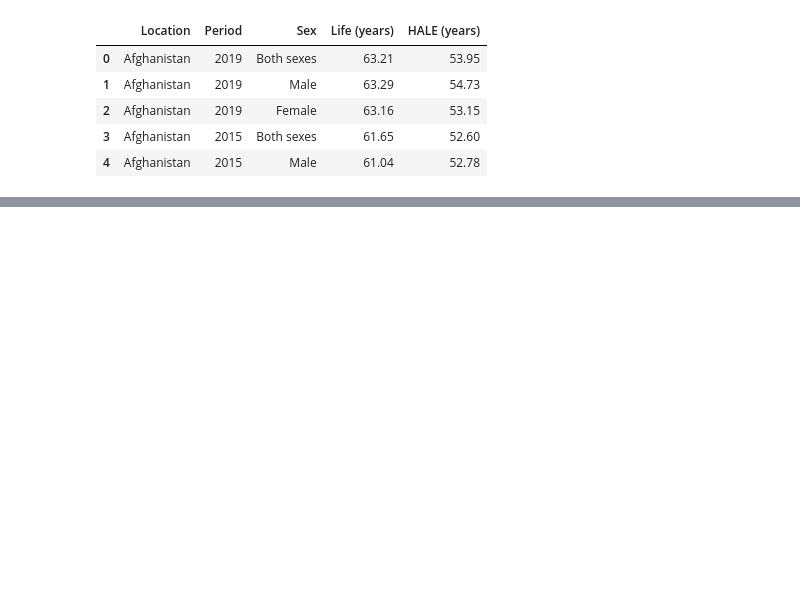
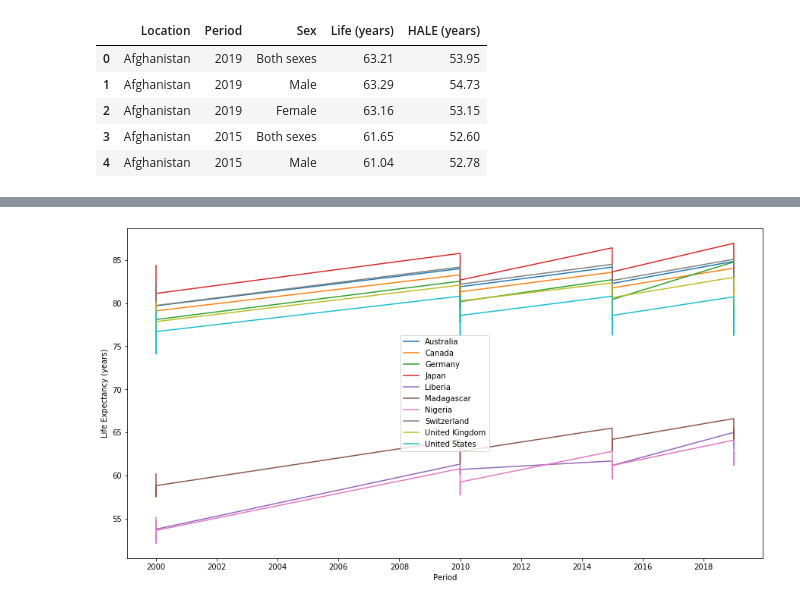
Before and after one commit to elstan-tmk/Life_expectancy_project, a Jupyter notebook: project_1.ipynb, the cells around one changed output, grey strips where cells are left out. Drawn from its saved outputs; the diff is of its cells as text; code cells hidden in the pictures; blank space fills up the shorter version.

```diff
--- a/project_1.ipynb
+++ b/project_1.ipynb
@@ -22,3 +22,10 @@ life_results.head()
 | 2 | Afghanistan | 2019 | Female | 63.16 | 53.15 |
 | 3 | Afghanistan | 2015 | Both sexes | 61.65 | 52.60 |
 | 4 | Afghanistan | 2015 | Male | 61.04 | 52.78 |
+# %%
+life_results["Location"] = life_results["Location"].replace({"United Kingdom of Great Britain and Northern Ireland": "United Kingdom", "United States of America": "United States"})
+# %%
+filtered_countries_df = pd.DataFrame(life_results.query('Location == ["Switzerland","Canada", "Japan", "Germany", "Australia", "United States", "United Kingdom", "Liberia", "Nigeria", "Madagascar"]'))
+#filtered_countries_df.set_index("Location").head()
+countries = filtered_countries_df["Location"].unique()
+countries
@@ -44,0 +46,5 @@ life_compare_df.reset_index()
+# %%
+import datetime as dt
+filtered_countries_df['Period'] = [dt.datetime.strptime(str(period), '%Y') for period in filtered_countries_df['Period']]
+
+filtered_countries_df
@@ -44,0 +70,13 @@ life_compare_df.reset_index()
+# %%
+plt.figure(figsize = (15, 8))
+
+for country in countries:
+    df = filtered_countries_df[filtered_countries_df["Location"]==country]
+    plt.plot(df["Period"], df["Life (years)"], label = country)
+
+plt.xlabel("Period")
+plt.ylabel("Life Expectancy (years)")
+plt.legend()
+plt.show()
+# %% [output]
+[figure, added]
```
Also changed, not shown: parts of 8 cells of this notebook, 4 other files.
